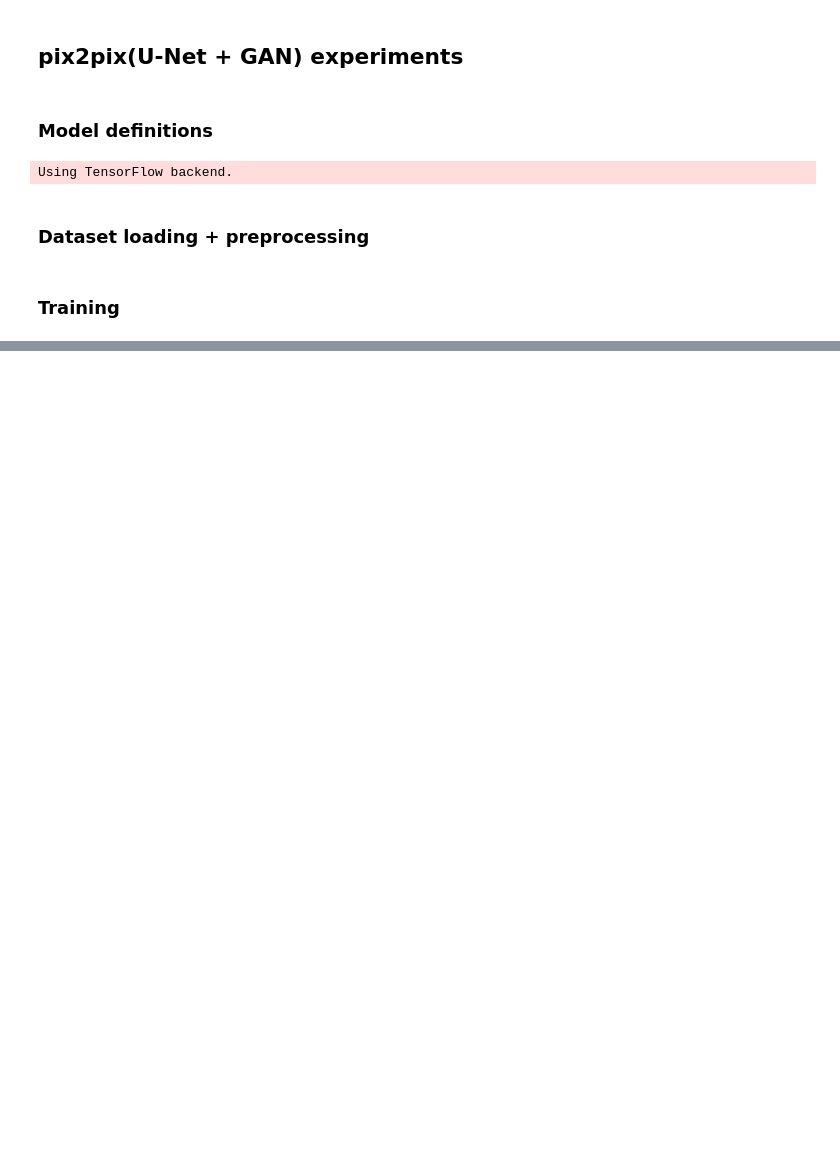
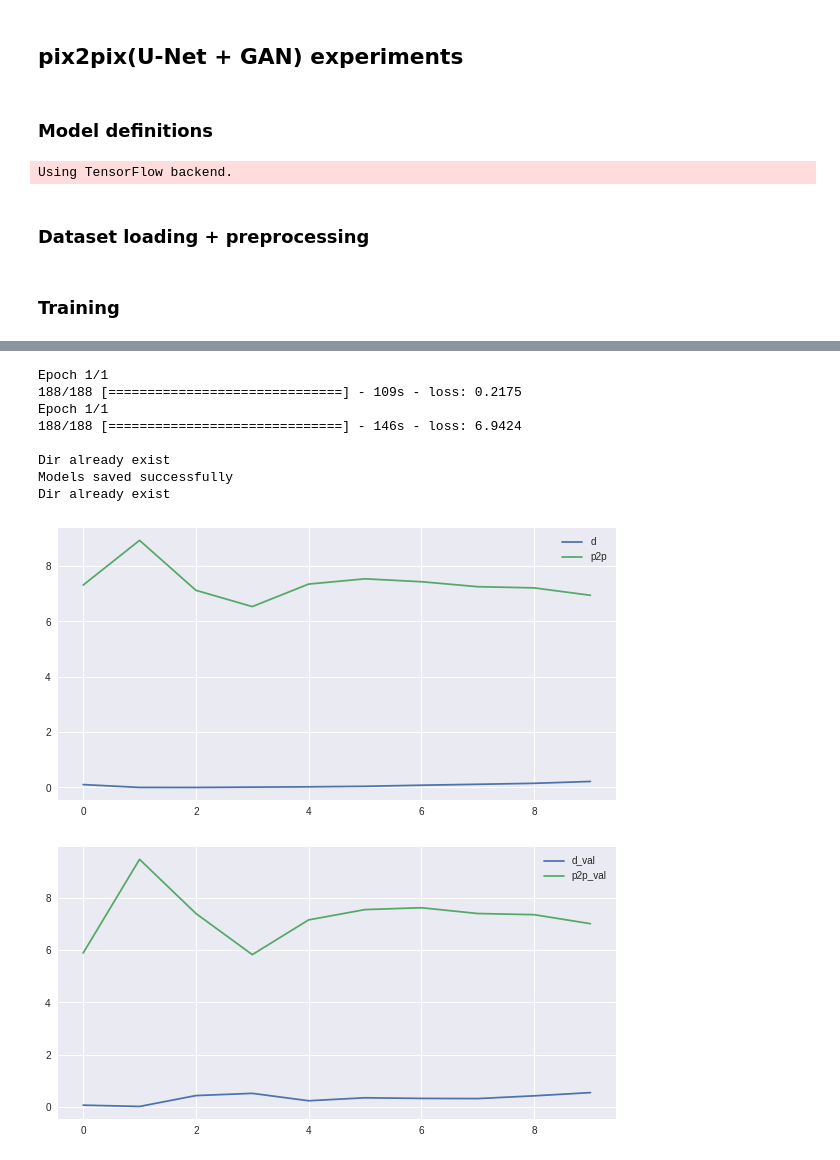
Before and after one commit to astromid/diploma-texture-synthesis, a Jupyter notebook: code/p2p_gan.ipynb, the cells around one changed output, grey strips where cells are left out. Drawn from its saved outputs; the diff is of its cells as text; code cells hidden in the pictures; blank space fills up the shorter version.

```diff
--- a/code/p2p_gan.ipynb
+++ b/code/p2p_gan.ipynb
@@ -67,0 +66,25 @@ Dir already exist
+# %%
+models_path = 'trained_models/dust'
+trend_num = 2
+nn_name = 'nf32_eta5_rms'
+# создание моделей
+nf = 32
+f_gen = g_unet(nf)
+d = discriminator(nf, opt=RMSprop(lr=1e-4, decay=0.01))
+p2p = pix2pix(f_gen, d, eta=5, opt=RMSprop(lr=1e-4, decay=0.01))
+# обучение
+losses = train(f_gen, d, p2p, train_gen, val_gen, epochs=10,
+               train_samples=N_train, val_samples=N_val, batch_size=batch_size)
+save_p2p_models(models_path, trend_num, nn_name, f_gen, d, losses)
+plot_p2p_losses(models_path, trend_num, nn_name, losses)
+# %% [output]
+Epoch 1/1
+188/188 [==============================] - 109s - loss: 0.2175
+Epoch 1/1
+188/188 [==============================] - 146s - loss: 6.9424
+
+Dir already exist
+Models saved successfully
+Dir already exist
+[figure, added]
+[figure, added]
```
Also changed, not shown: parts of 11 cells of this notebook, 2 other files.
